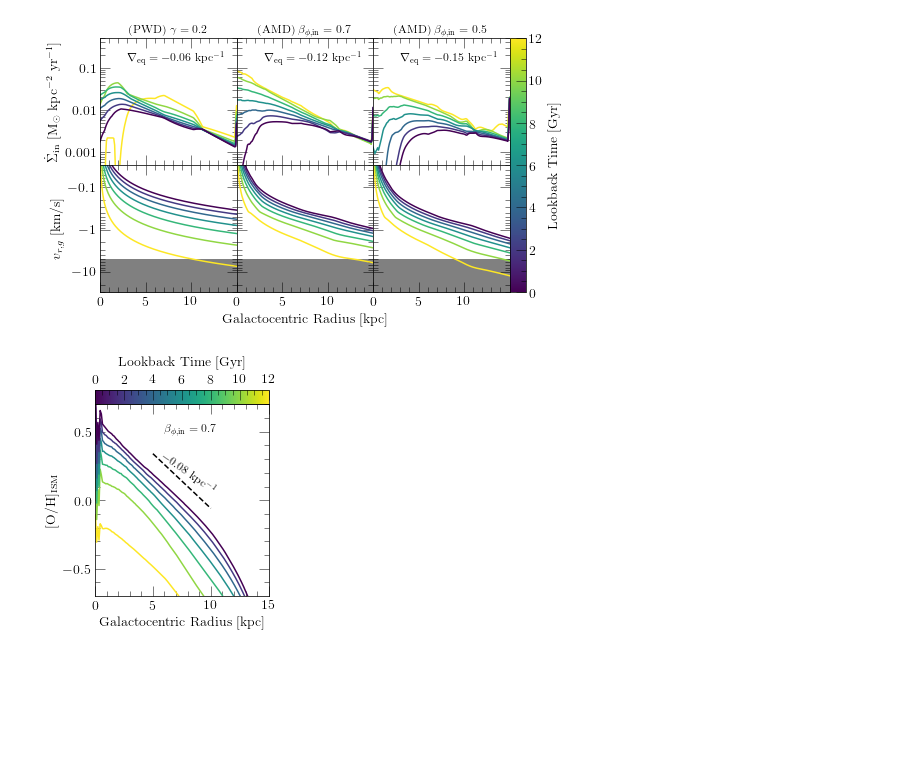
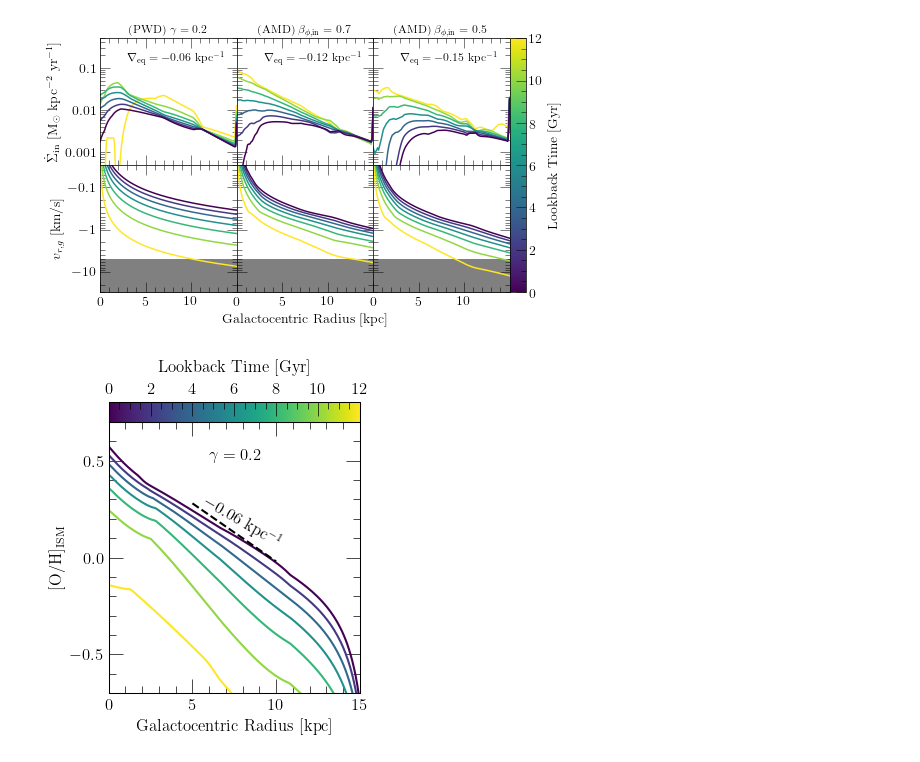
Before and after one commit to giganano/radial-flows, a Jupyter notebook: notebooks/evol.ipynb, the cells around one changed output. Drawn from its saved outputs; the diff is of its cells as text; code cells hidden in the pictures; blank space fills up the shorter version.

```diff
--- a/notebooks/evol.ipynb
+++ b/notebooks/evol.ipynb
@@ -212,16 +212,17 @@ plt.show()
 [figure]
 # %%
 # output = vice.output("../outputs/constant/vgas-1")
-output = vice.output("../outputs/amd/betaphiin0p7-zerometinfall")
+# output = vice.output("../outputs/amd/betaphiin0p7-zerometinfall")
 # output = vice.output("../outputs/river/insideout-zerometinfall")
+output = vice.output("../outputs/potential_well_deepening/gamma0p2-xhcgm-0p7")
 # %%
 LOOKBACKS = [12, 10, 8, 6, 4, 2, 0]
 COLORMAP = "viridis"
-REFSLOPE = -0.08
+REFSLOPE = -0.06
 REFOFFSET = 0.1
 REFTEXT_X = 5.5
 REFTEXT_Y = 0.05
-REFTEXT_ROT = -35
+REFTEXT_ROT = -30
 
 fig = plt.figure(figsize = (3.5, 4))
 ax = fig.add_subplot(111)
@@ -233,8 +234,9 @@ ax.set_yticks([-0.5, 0, 0.5])
 
 ### ANNOTATION IN THE UPPER RIGHT
 # ax.text(6, 0.5, r"$v_{r,g} = -1$ km/s", fontsize = 12)
-ax.text(6, 0.5, r"$\beta_{\phi,\text{in}} = 0.7$", fontsize = 12)
+# ax.text(6, 0.5, r"$\beta_{\phi,\text{in}} = 0.7$", fontsize = 12)
 # ax.text(6, 0.5, r"River", fontsize = 12)
+ax.text(6, 0.5, r"$\gamma = 0.2$", fontsize = 12)
 
 norm = plt.Normalize(vmin = min(LOOKBACKS), vmax = max(LOOKBACKS))
 cmap = plt.cm.ScalarMappable(cmap = COLORMAP, norm = norm)
@@ -253,31 +255,32 @@ def plot_snapshot(output, lookback, zone_width = 0.1, **kwargs):
     for i in range(len(radii)):
         oh.append(output.zones["zone%d" % (i)].history["[o/h]"][idx])
     ax.plot(radii, oh, **kwargs)
 
 for i in range(len(LOOKBACKS)):
     kwargs = {
         "c": cmap.to_rgba(LOOKBACKS[i])
     }
     plot_snapshot(output, LOOKBACKS[i], **kwargs)
 
 xvals = np.linspace(5, 10, 100)
 yvals = [REFSLOPE * (r - 8) + REFOFFSET for r in xvals]
 ax.plot(xvals, yvals, c = named_colors()["black"], linestyle = "--")
 ax.text(REFTEXT_X, REFTEXT_Y, r"$%.2f$ kpc$^{-1}$" % (REFSLOPE), fontsize = 12, rotation = REFTEXT_ROT)
 
 plt.tight_layout()
 plt.subplots_adjust(top = 0.82)
 cbar_ax.set_position([
     ax.get_position().x0,
     ax.get_position().y1,
     ax.get_position().x1 - ax.get_position().x0,
     0.05
 ])
 for ext in ["pdf", "jpeg"]:
     kwargs = {}
     if ext == "jpeg": kwargs["dpi"] = 200
 #     plt.savefig("./evol/oh-ism-snapshots-%s.%s" % (output.name.split('/')[-1], ext), **kwargs)
 #     plt.savefig("./evol/oh-ism-snapshots-river.%s" % (ext), **kwargs)
+    # plt.savefig("./evol/oh-ism-snapshots-pwd.%s" % (ext), **kwargs)
 plt.show()
 # %% [output]
-[figure, old version]
+[figure, new version]
```
Also changed, not shown: parts of 4 cells of this notebook, 17 other files.
